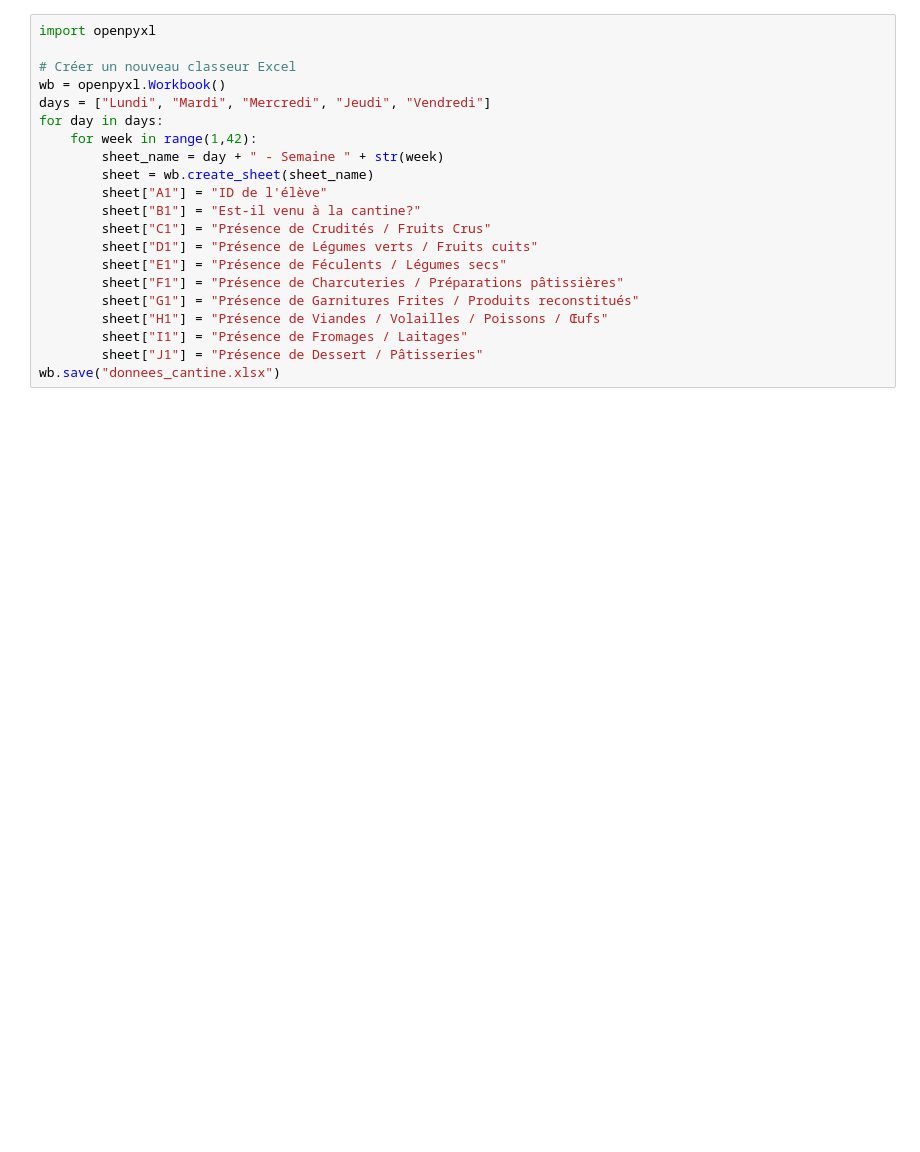
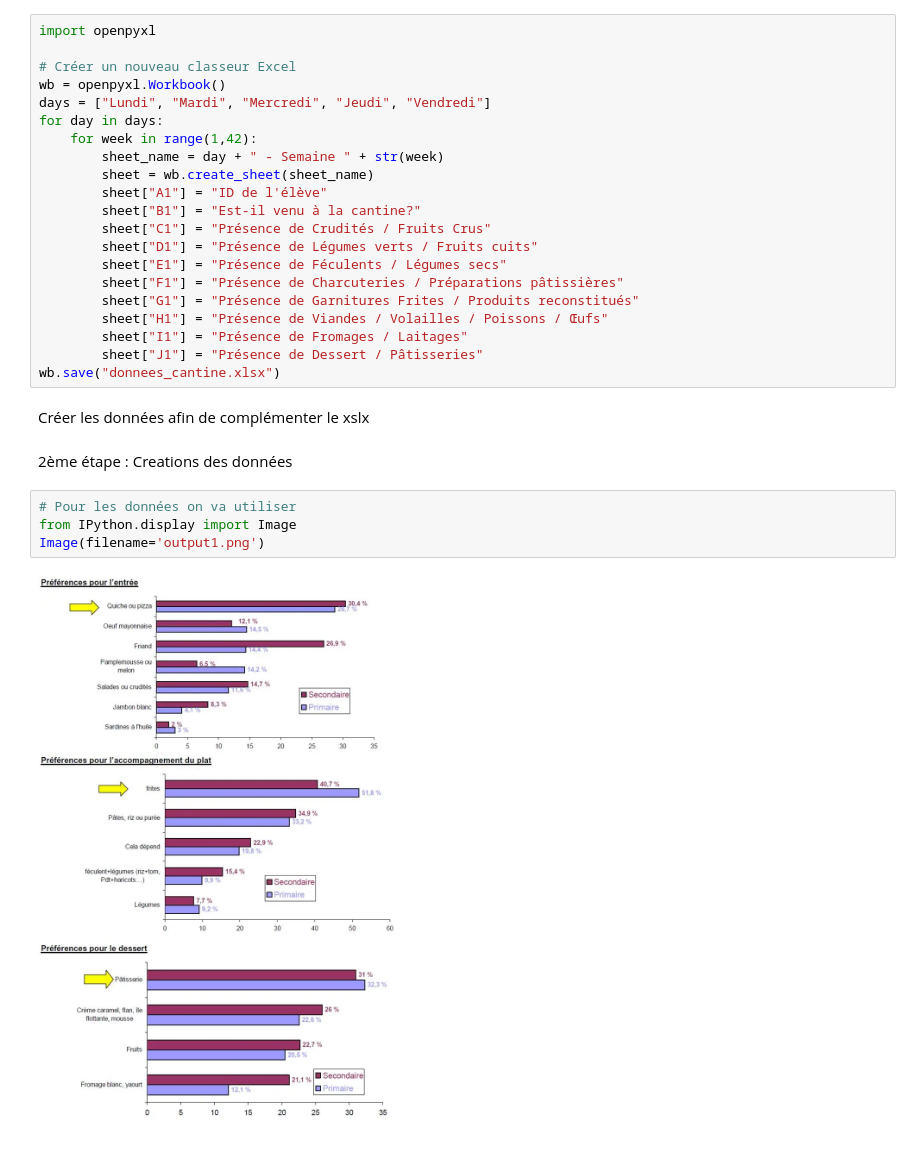
Before and after one commit to sabri-eu/Cantine, a Jupyter notebook: RLogisitique.ipynb, the cells around one changed output. Cells and saved outputs as stored; diff of their text form; blank space fills up the shorter version.

Commit message:
Affinement du xslx

```diff
--- a/RLogisitique.ipynb
+++ b/RLogisitique.ipynb
@@ -22,3 +25,13 @@ for day in days:
         sheet["I1"] = "Présence de Fromages / Laitages"
         sheet["J1"] = "Présence de Dessert / Pâtisseries"
 wb.save("donnees_cantine.xlsx")
+# %% [markdown]
+Créer les données afin de complémenter le xslx
+# %% [markdown]
+2ème étape : Creations des données
+# %%
+# Pour les données on va utiliser
+from IPython.display import Image
+Image(filename='output1.png')
+# %% [output]
+[figure, added]
```
Also changed, not shown: parts of 4 cells of this notebook, 1 other file.
